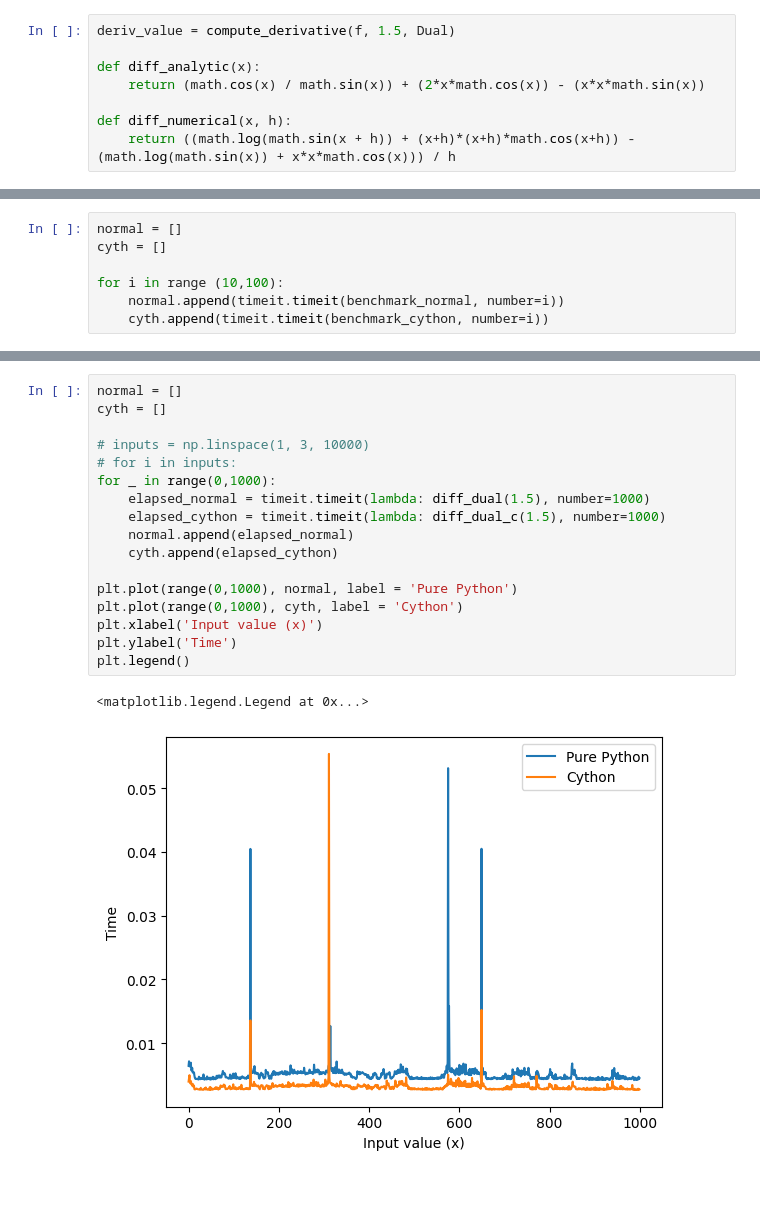
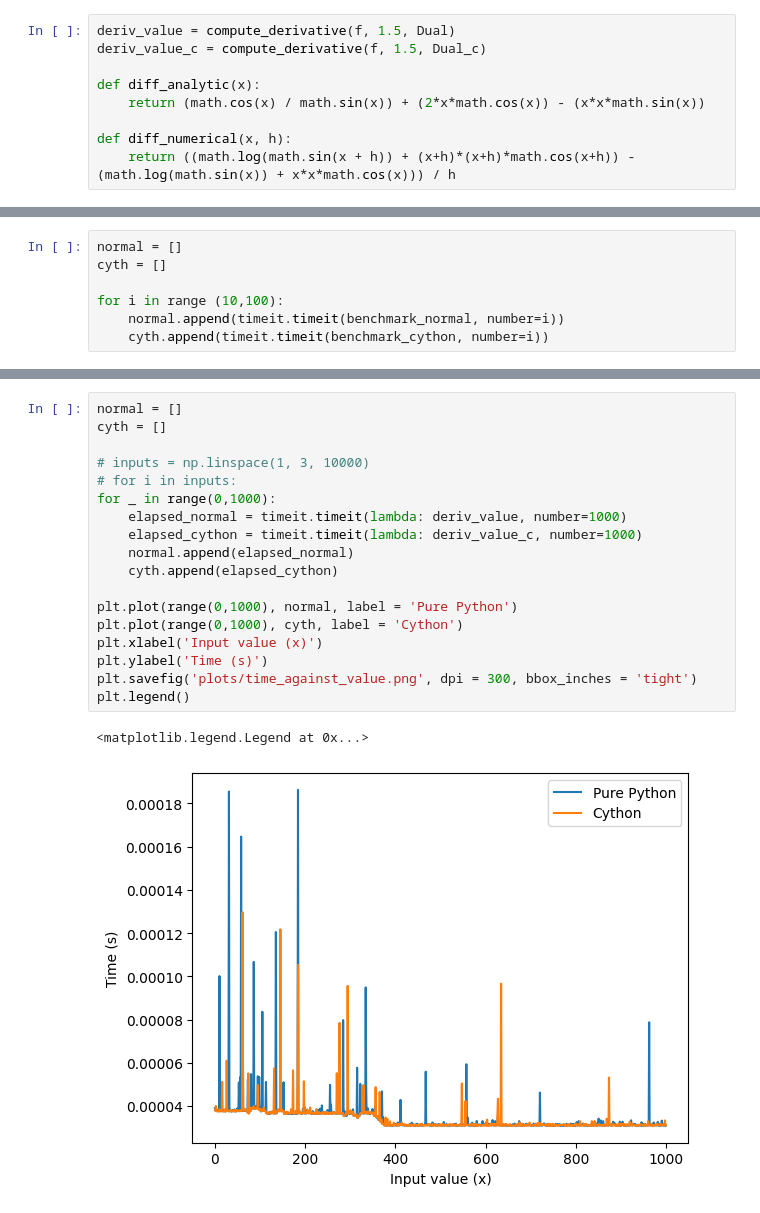
Before and after one commit to S-Nazem/dual_autodiff, a Jupyter notebook: dual_autodiff.ipynb, the cells around one changed output, grey strips where cells are left out. Saved outputs shown, nothing was run; the diff lists cells and outputs as text.

Commit message:
Adding analysis plots in the dual_autodiff.ipynb

```diff
--- a/dual_autodiff.ipynb
+++ b/dual_autodiff.ipynb
@@ -17,6 +19,7 @@ def f(x):
     return (x.sin()).log() + ((x * x) * x.cos())
 # %%
 deriv_value = compute_derivative(f, 1.5, Dual)
+deriv_value_c = compute_derivative(f, 1.5, Dual_c)
 
 def diff_analytic(x):
     return (math.cos(x) / math.sin(x)) + (2*x*math.cos(x)) - (x*x*math.sin(x))
@@ -114,20 +115,21 @@ plt.legend()
 # %%
 normal = []
 cyth = []
 
 # inputs = np.linspace(1, 3, 10000)
 # for i in inputs:
 for _ in range(0,1000):
-    elapsed_normal = timeit.timeit(lambda: diff_dual(1.5), number=1000)
-    elapsed_cython = timeit.timeit(lambda: diff_dual_c(1.5), number=1000)
+    elapsed_normal = timeit.timeit(lambda: deriv_value, number=1000)
+    elapsed_cython = timeit.timeit(lambda: deriv_value_c, number=1000)
     normal.append(elapsed_normal)
     cyth.append(elapsed_cython)
 
 plt.plot(range(0,1000), normal, label = 'Pure Python')
 plt.plot(range(0,1000), cyth, label = 'Cython')
 plt.xlabel('Input value (x)')
-plt.ylabel('Time')
+plt.ylabel('Time (s)')
+plt.savefig('plots/time_against_value.png', dpi = 300, bbox_inches = 'tight')
 plt.legend()
 # %% [output]
 <matplotlib.legend.Legend at 0x...>
-[figure, old version]
+[figure, new version]
```
Also changed, not shown: parts of 13 cells of this notebook, 1 other file.
